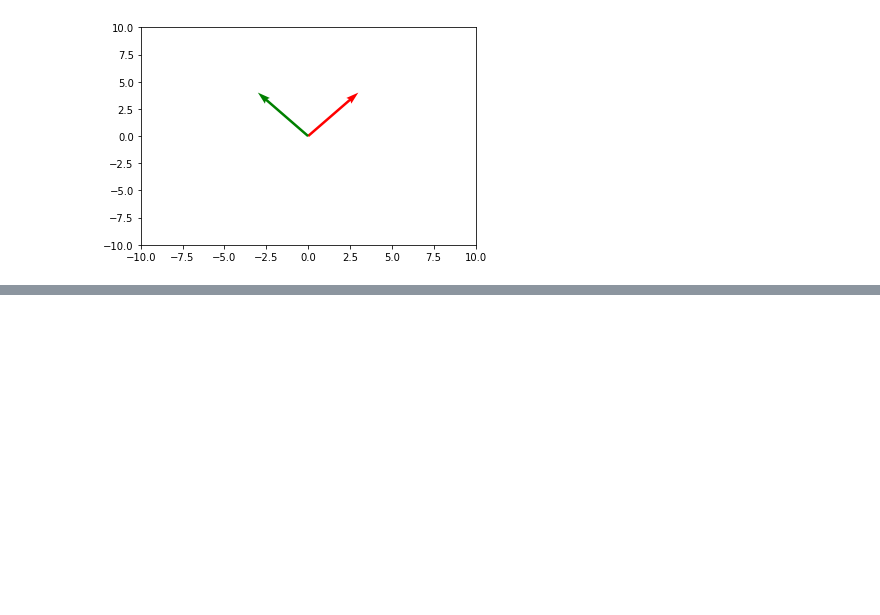
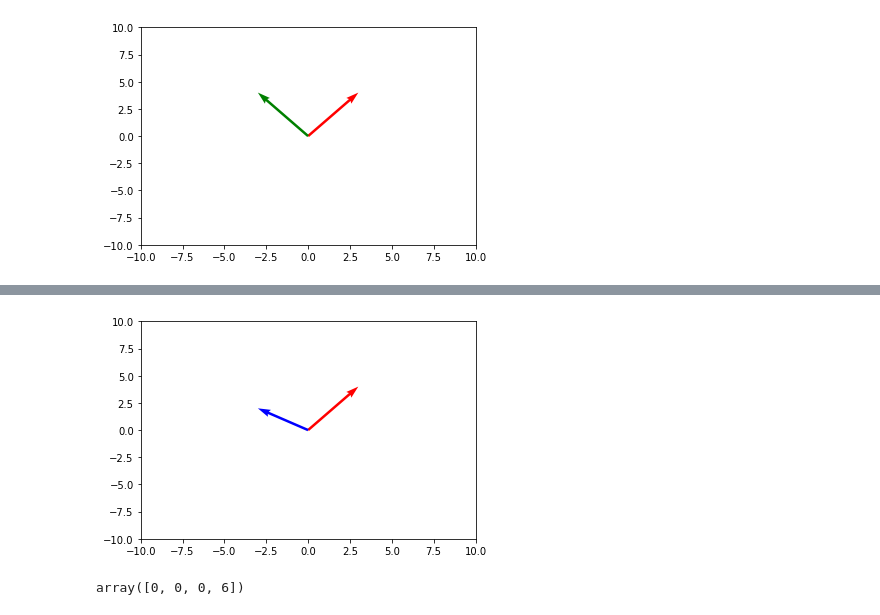
Before and after one commit to venky005/vector_plotting, a Jupyter notebook: vector_plotting.ipynb, the cells around one changed output, grey strips where cells are left out. Saved outputs shown, nothing was run; the diff lists cells and outputs as text; code cells hidden in the pictures; blank space fills up the shorter version.

```diff
--- a/vector_plotting.ipynb
+++ b/vector_plotting.ipynb
@@ -31,0 +60,8 @@ plt.show()
+# %%
+plot_vector([vecs[0],vecs[2]])
+# %% [output]
+[figure, added]
+# %%
+vecs[0]+vecs[2]
+# %% [output]
+array([0, 0, 0, 6])
```
Also changed, not shown: parts of 17 cells of this notebook.
